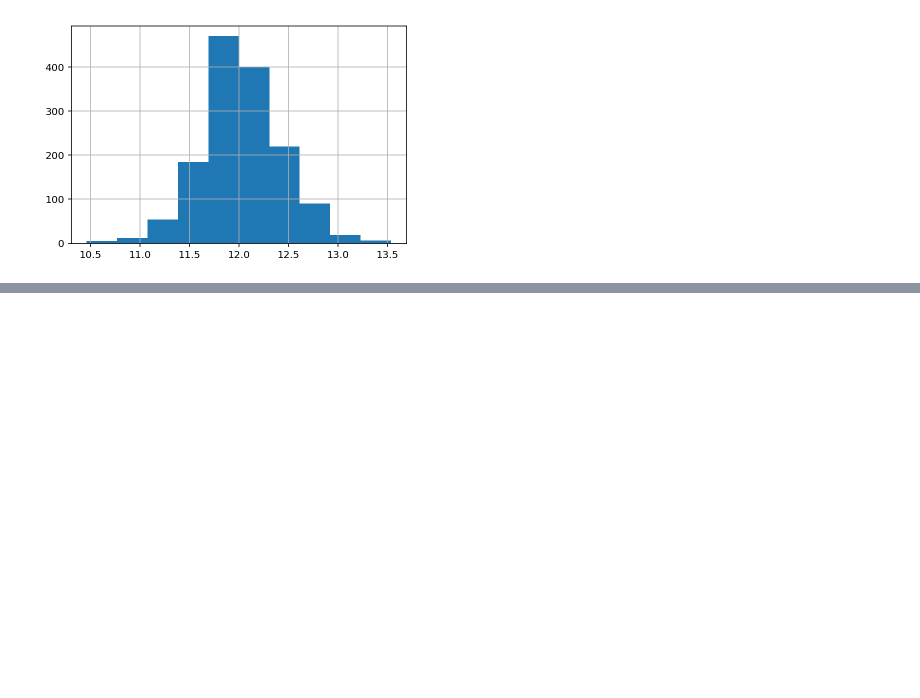
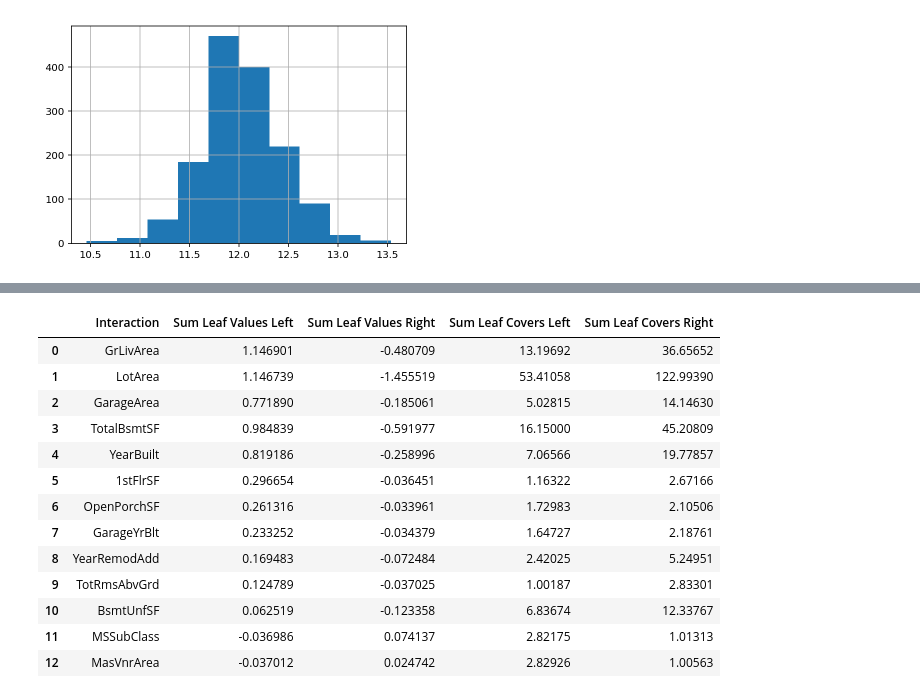
Before and after one commit to ser-serege/Homework, a Jupyter notebook: XG.ipynb, the cells around one changed output, grey strips where cells are left out. Cells and saved outputs as stored; diff of their text form; code cells hidden in the pictures; blank space fills up the shorter version.

```diff
--- a/XG.ipynb
+++ b/XG.ipynb
@@ -992,0 +941,17 @@ KeyError: 'MSZoning'
+# %%
+pd.read_excel('xgbfi_report.xlsx', sheetname=1)
+# %% [output]
+|  | Interaction | Sum Leaf Values Left | Sum Leaf Values Right | Sum Leaf Covers Left | Sum Leaf Covers Right |
+| 0 | GrLivArea | 1.146901 | -0.480709 | 13.19692 | 36.65652 |
+| 1 | LotArea | 1.146739 | -1.455519 | 53.41058 | 122.99390 |
+| 2 | GarageArea | 0.771890 | -0.185061 | 5.02815 | 14.14630 |
+| 3 | TotalBsmtSF | 0.984839 | -0.591977 | 16.15000 | 45.20809 |
+| 4 | YearBuilt | 0.819186 | -0.258996 | 7.06566 | 19.77857 |
+| 5 | 1stFlrSF | 0.296654 | -0.036451 | 1.16322 | 2.67166 |
+| 6 | OpenPorchSF | 0.261316 | -0.033961 | 1.72983 | 2.10506 |
+| 7 | GarageYrBlt | 0.233252 | -0.034379 | 1.64727 | 2.18761 |
+| 8 | YearRemodAdd | 0.169483 | -0.072484 | 2.42025 | 5.24951 |
+| 9 | TotRmsAbvGrd | 0.124789 | -0.037025 | 1.00187 | 2.83301 |
+| 10 | BsmtUnfSF | 0.062519 | -0.123358 | 6.83674 | 12.33767 |
+| 11 | MSSubClass | -0.036986 | 0.074137 | 2.82175 | 1.01313 |
+| 12 | MasVnrArea | -0.037012 | 0.024742 | 2.82926 | 1.00563 |
```
Also changed, not shown: parts of 209 cells of this notebook.
